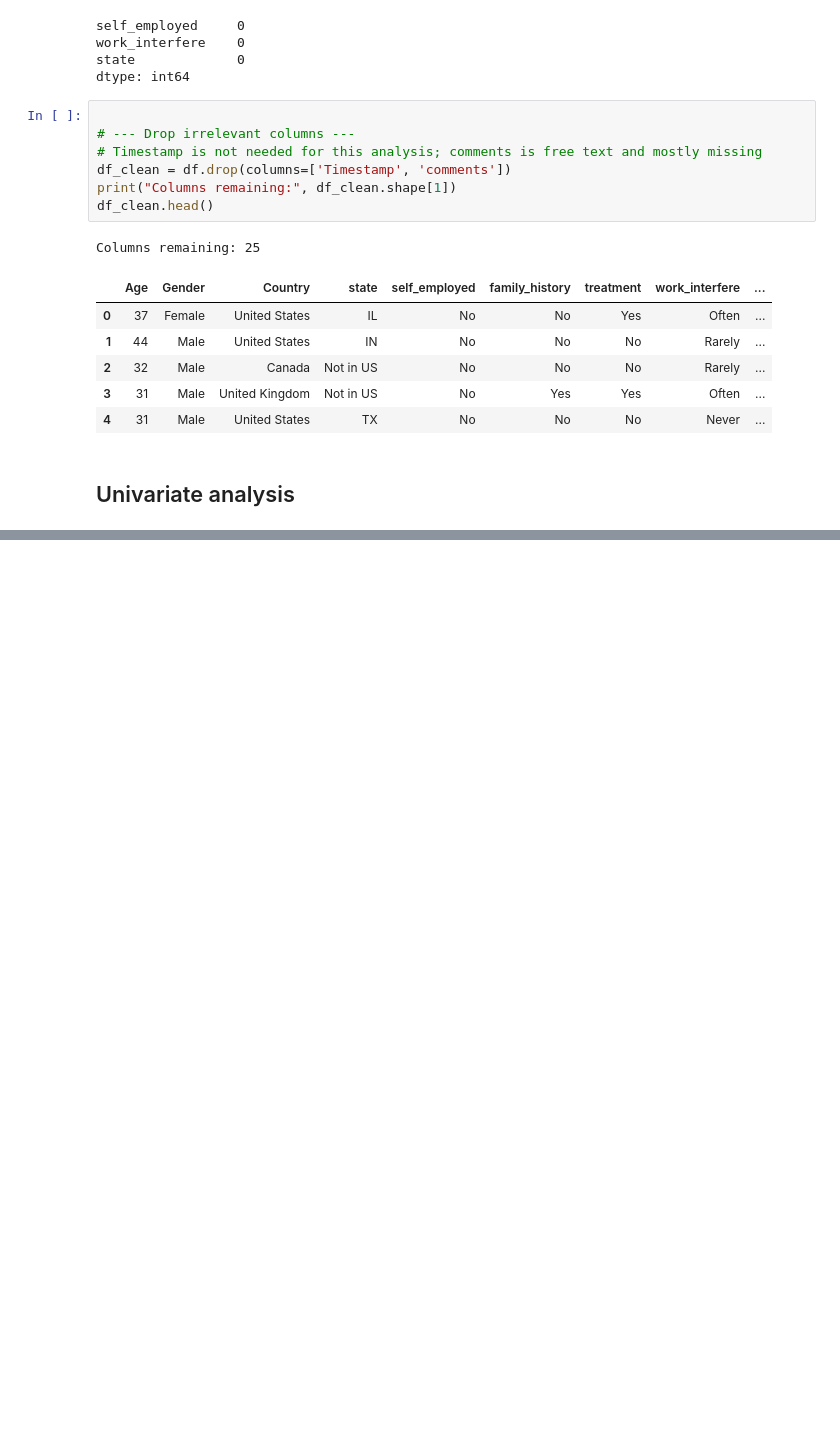
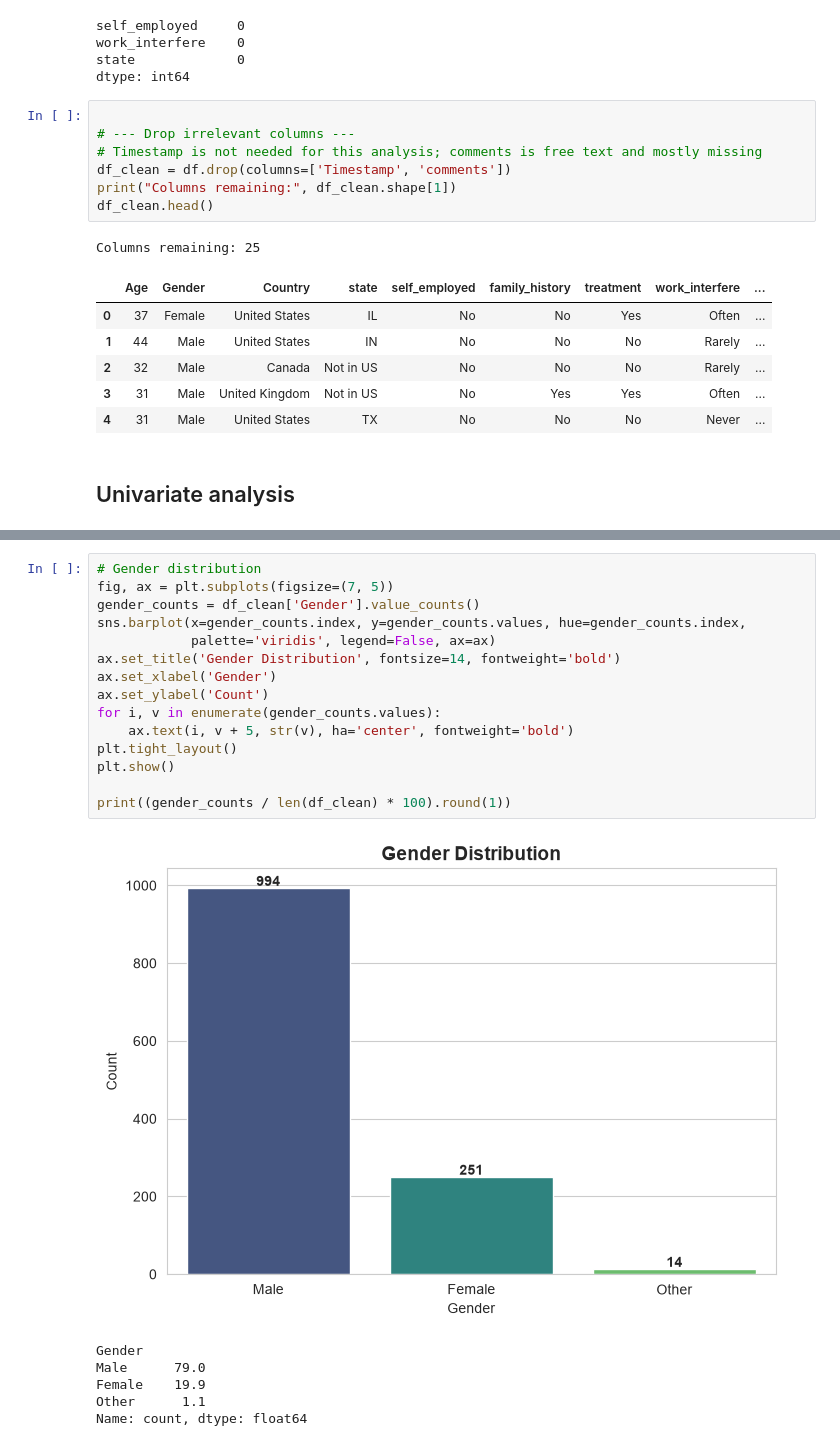
Before and after one commit to Engineer-purvesh18/Mental_Health_Analysis, a Jupyter notebook: analysis.ipynb, the cells around one changed output, grey strips where cells are left out. Drawn from its saved outputs; the diff is of its cells as text; blank space fills up the shorter version.

```diff
--- a/analysis.ipynb
+++ b/analysis.ipynb
@@ -146,0 +171,22 @@ Columns remaining: 25
+# %%
+# Gender distribution
+fig, ax = plt.subplots(figsize=(7, 5))
+gender_counts = df_clean['Gender'].value_counts()
+sns.barplot(x=gender_counts.index, y=gender_counts.values, hue=gender_counts.index,
+            palette='viridis', legend=False, ax=ax)
+ax.set_title('Gender Distribution', fontsize=14, fontweight='bold')
+ax.set_xlabel('Gender')
+ax.set_ylabel('Count')
+for i, v in enumerate(gender_counts.values):
+    ax.text(i, v + 5, str(v), ha='center', fontweight='bold')
+plt.tight_layout()
+plt.show()
+
+print((gender_counts / len(df_clean) * 100).round(1))
+# %% [output]
+[figure, added]
+Gender
+Male      79.0
+Female    19.9
+Other      1.1
+Name: count, dtype: float64
```
Also changed, not shown: parts of 2 cells of this notebook.
